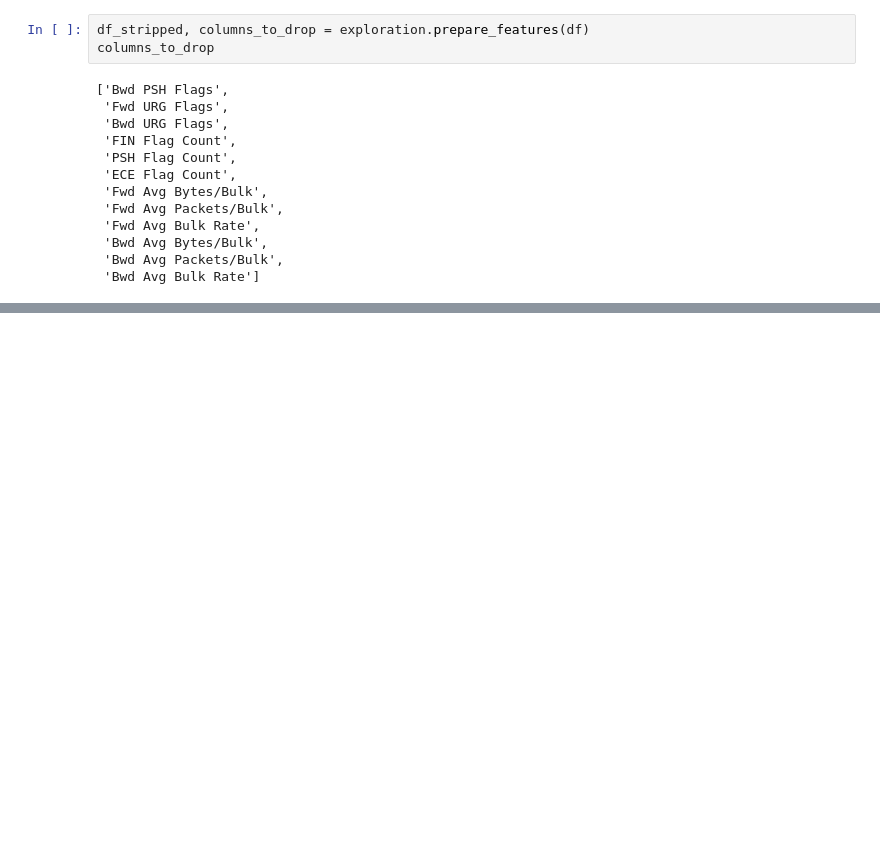
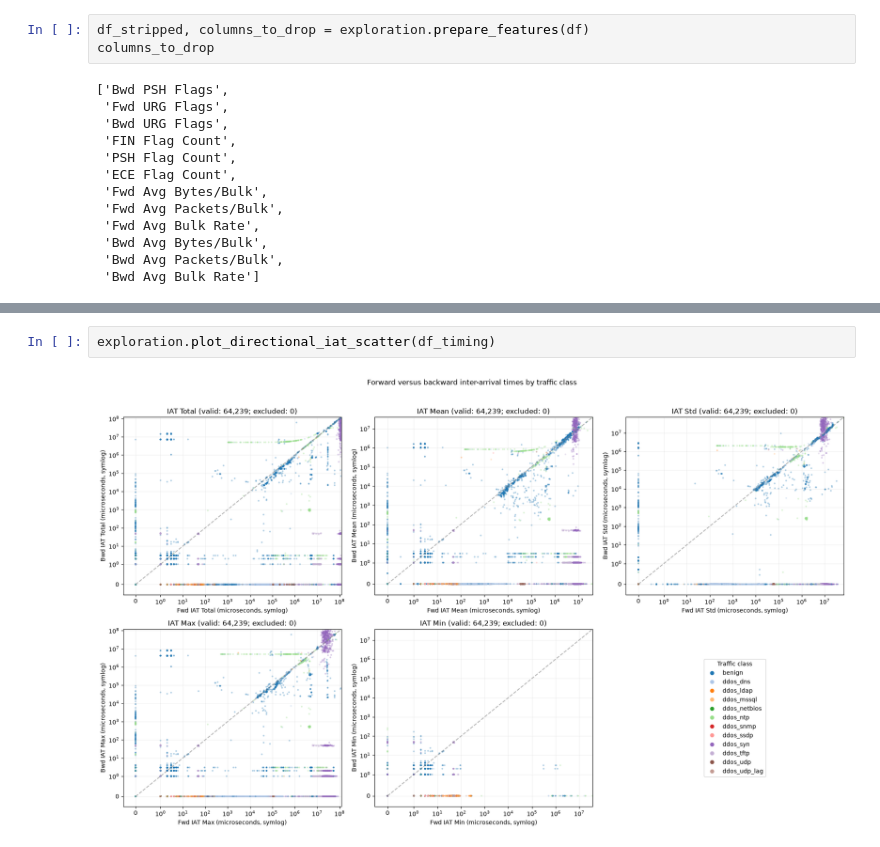
Before and after one commit to terrons-poli/ml, a Jupyter notebook: main.ipynb, the cells around one changed output, grey strips where cells are left out. Saved outputs shown, nothing was run; the diff lists cells and outputs as text; blank space fills up the shorter version.

```diff
--- a/main.ipynb
+++ b/main.ipynb
@@ -375,0 +135,4 @@ exploration.plot_pc1_histogram(analysis)
+# %%
+exploration.plot_directional_iat_scatter(df_timing)
+# %% [output]
+[figure, added]
```
Also changed, not shown: parts of 58 cells of this notebook, 1 other file.
